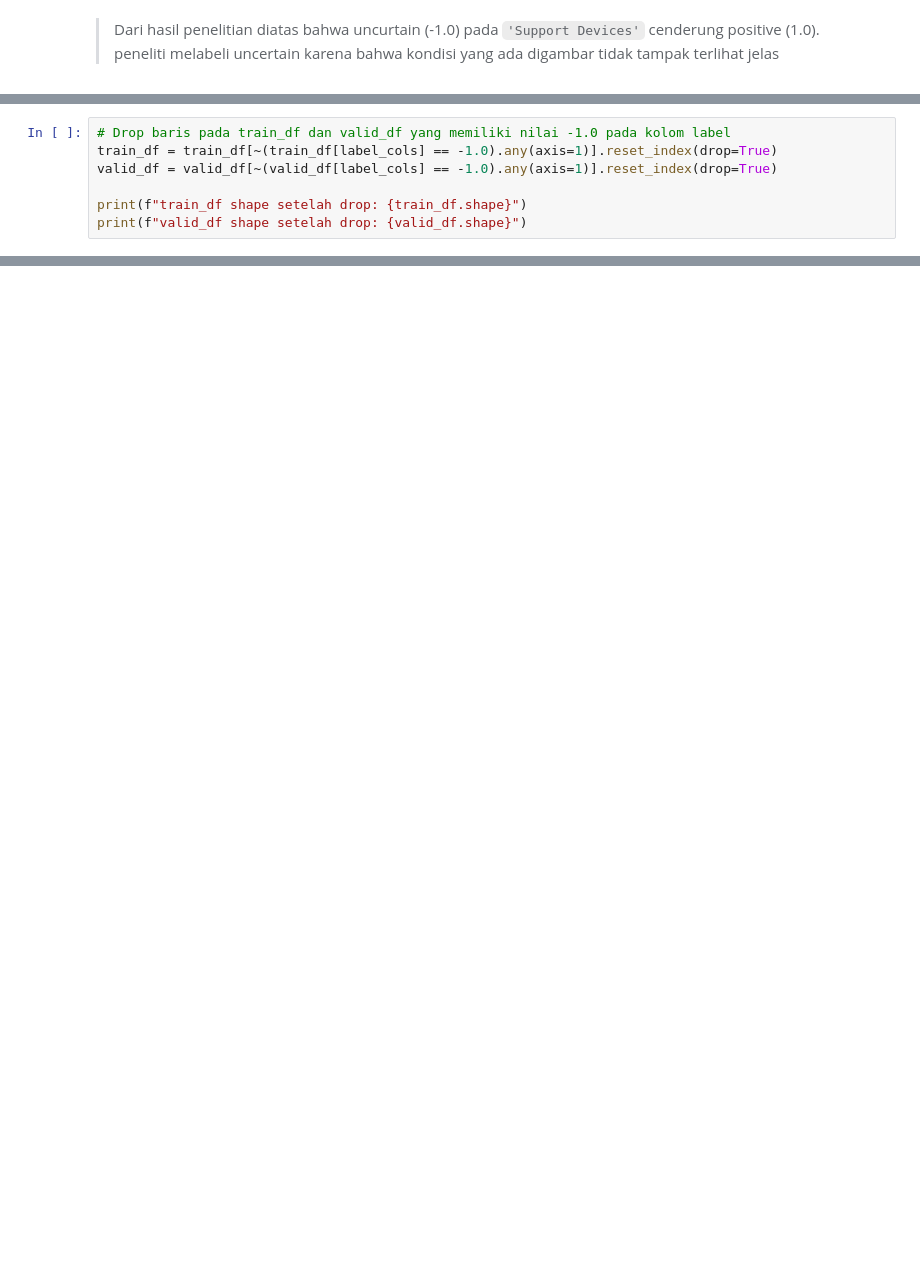
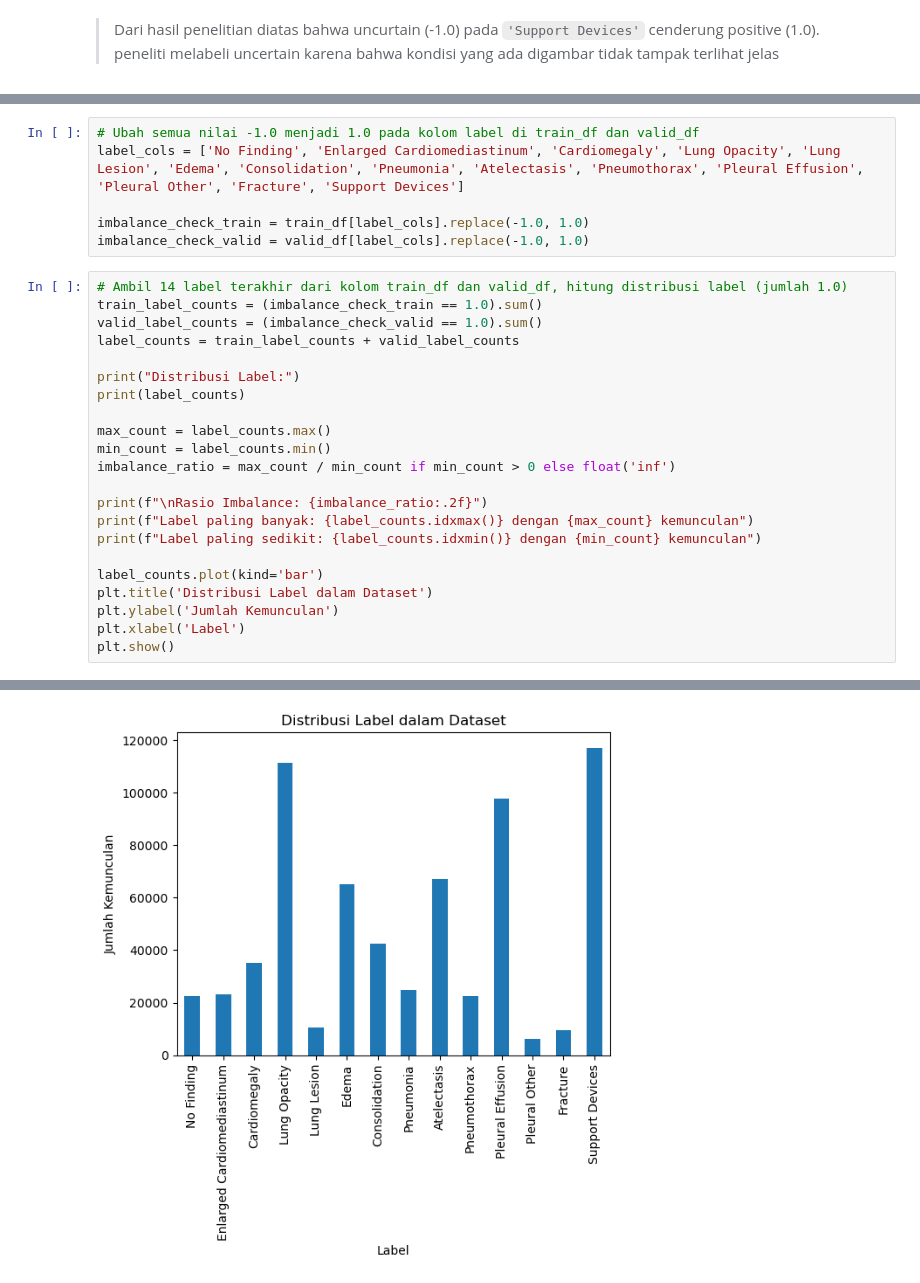
Before and after one commit to RafiHaqul/vit_multi_lung_class_HIDUP_JOKOWI, a Jupyter notebook: 1.ipynb, the cells around one changed output, grey strips where cells are left out. Saved outputs shown, nothing was run; the diff lists cells and outputs as text; blank space fills up the shorter version.

```diff
--- a/1.ipynb
+++ b/1.ipynb
@@ -124,7 +103,0 @@ Kolom ['Sex', 'Age', 'Frontal/Lateral', 'AP/PA'] yang tidak diperlukan telah dih
-# %%
-# Drop baris pada train_df dan valid_df yang memiliki nilai -1.0 pada kolom label
-train_df = train_df[~(train_df[label_cols] == -1.0).any(axis=1)].reset_index(drop=True)
-valid_df = valid_df[~(valid_df[label_cols] == -1.0).any(axis=1)].reset_index(drop=True)
-
-print(f"train_df shape setelah drop: {train_df.shape}")
-print(f"valid_df shape setelah drop: {valid_df.shape}")
@@ -658,0 +106,29 @@ plt.show()
+# %%
+# Ubah semua nilai -1.0 menjadi 1.0 pada kolom label di train_df dan valid_df
+label_cols = ['No Finding', 'Enlarged Cardiomediastinum', 'Cardiomegaly', 'Lung Opacity', 'Lung Lesion', 'Edema', 'Consolidation', 'Pneumonia', 'Atelectasis', 'Pneumothorax', 'Pleural Effusion', 'Pleural Other', 'Fracture', 'Support Devices']
+
+imbalance_check_train = train_df[label_cols].replace(-1.0, 1.0)
+imbalance_check_valid = valid_df[label_cols].replace(-1.0, 1.0)
+# %%
+# Ambil 14 label terakhir dari kolom train_df dan valid_df, hitung distribusi label (jumlah 1.0)
+train_label_counts = (imbalance_check_train == 1.0).sum()
+valid_label_counts = (imbalance_check_valid == 1.0).sum()
+label_counts = train_label_counts + valid_label_counts
+
+print("Distribusi Label:")
+print(label_counts)
+
+max_count = label_counts.max()
+min_count = label_counts.min()
+imbalance_ratio = max_count / min_count if min_count > 0 else float('inf')
+
+print(f"\nRasio Imbalance: {imbalance_ratio:.2f}")
+print(f"Label paling banyak: {label_counts.idxmax()} dengan {max_count} kemunculan")
+print(f"Label paling sedikit: {label_counts.idxmin()} dengan {min_count} kemunculan")
+
+label_counts.plot(kind='bar')
+plt.title('Distribusi Label dalam Dataset')
+plt.ylabel('Jumlah Kemunculan')
+plt.xlabel('Label')
+plt.show()
+# %% [output]
@@ -658,0 +155 @@ plt.show()
+[figure, added]
```
Also changed, not shown: parts of 78 cells of this notebook, 2 other files.
